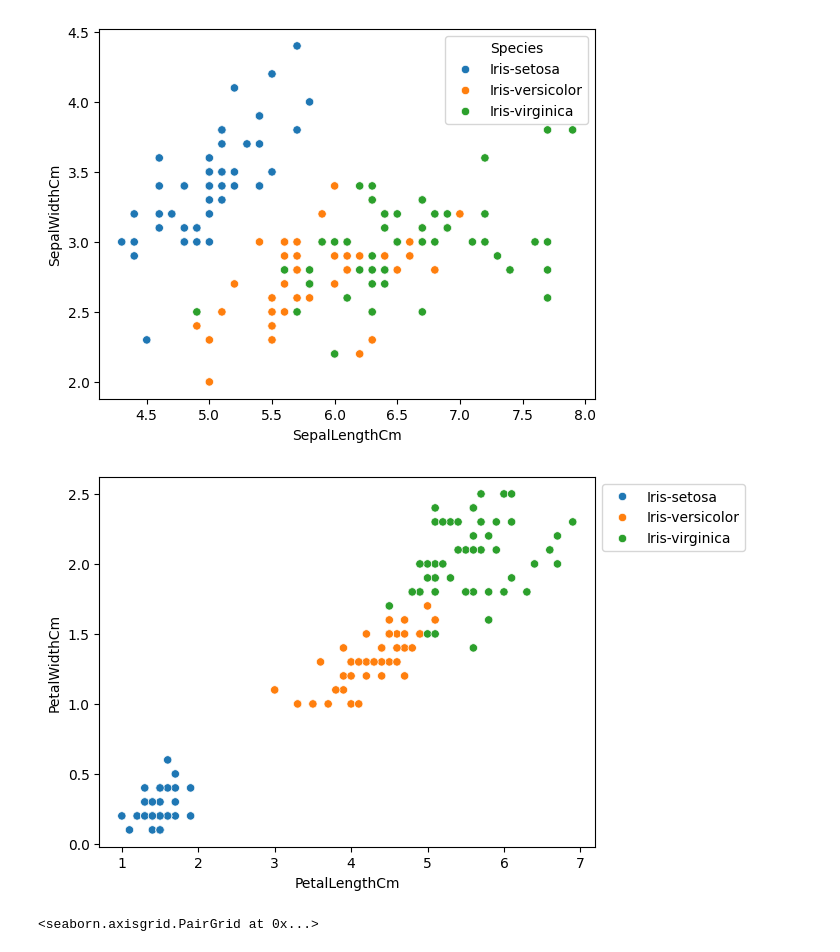
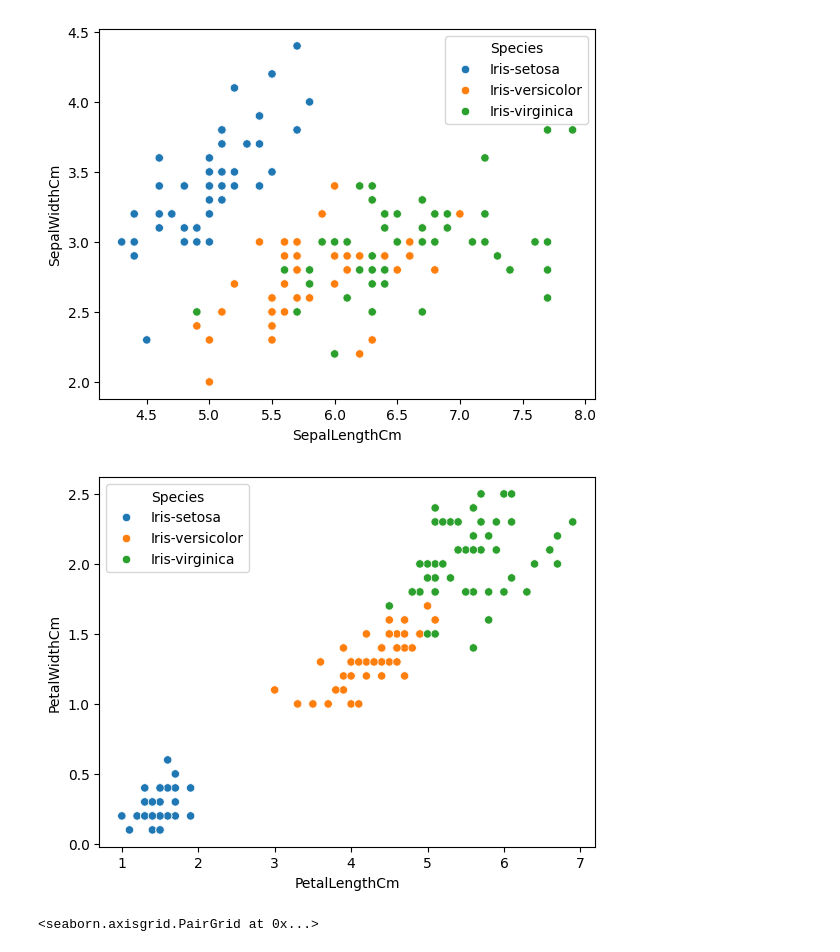
Before and after one commit to nedamhs/Iris-dataset-EDA, a Jupyter notebook: iris_dataset_EDA.ipynb, the cells around one changed output. Cells and saved outputs as stored; diff of their text form; code cells hidden in the pictures.

```diff
--- a/iris_dataset_EDA.ipynb
+++ b/iris_dataset_EDA.ipynb
@@ -94,14 +92,12 @@ plt.show()
 # %%
 
 sns.scatterplot(x='PetalLengthCm', y='PetalWidthCm',
                 hue='Species', data=iris_data, )
 
-# Placing Legend outside the Figure
-plt.legend(bbox_to_anchor=(1, 1), loc=2)
 
 plt.show()
 # %% [output]
-[figure, old version]
+[figure, new version]
 # %%
 
   sns.pairplot(iris_data.drop(['Id'], axis = 1),
```
Also changed, not shown: parts of 3 cells of this notebook.
